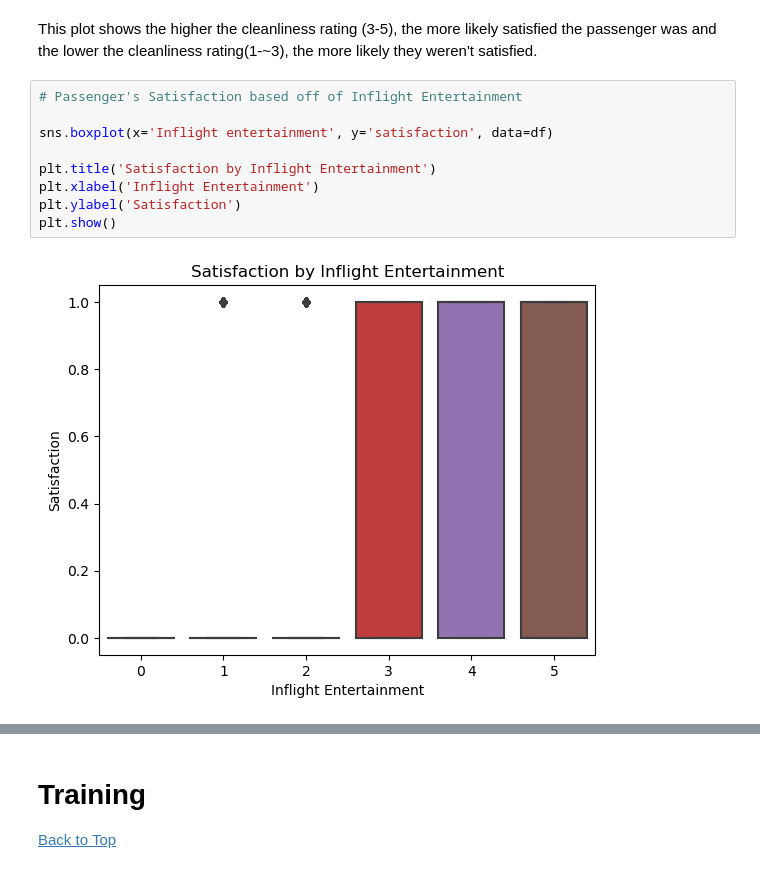
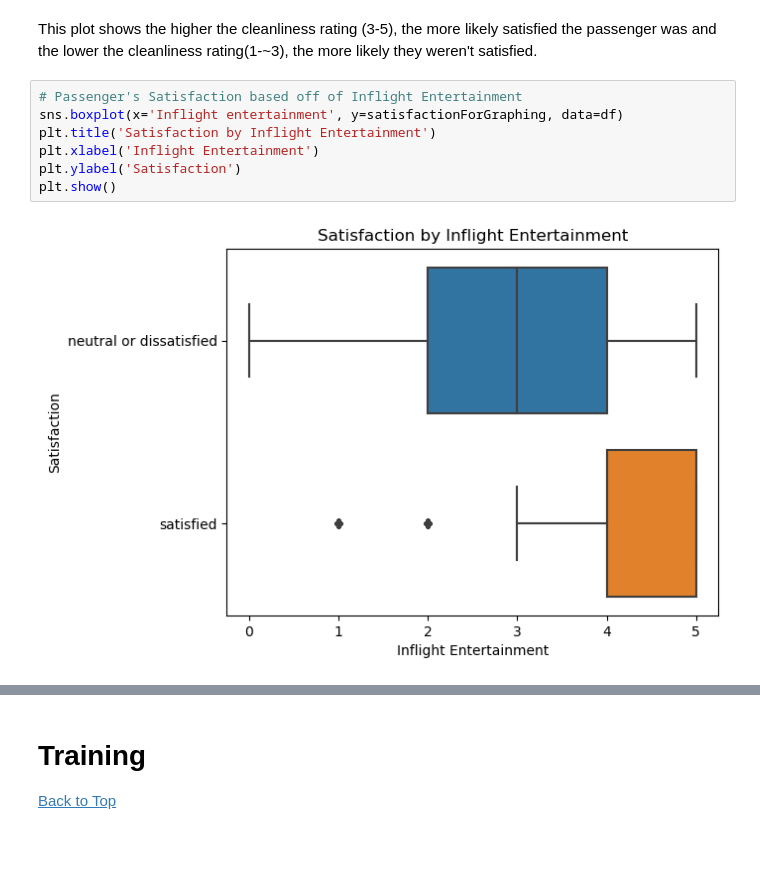
Before and after one commit to BayTech-CSUMB/CST383Final, a Jupyter notebook: finalProject.ipynb, the cells around one changed output, grey strips where cells are left out. Cells and saved outputs as stored; diff of their text form; blank space fills up the shorter version.

```diff
--- a/finalProject.ipynb
+++ b/finalProject.ipynb
@@ -389,14 +401,12 @@ Text(0.5, 1.0, 'Satisfaction based on Cleanliness')
 This plot shows the higher the cleanliness rating (3-5), the more likely satisfied the passenger was and the lower the cleanliness rating(1-~3), the more likely they weren't satisfied.
 # %%
 # Passenger's Satisfaction based off of Inflight Entertainment
-
-sns.boxplot(x='Inflight entertainment', y='satisfaction', data=df)
-
+sns.boxplot(x='Inflight entertainment', y=satisfactionForGraphing, data=df)
 plt.title('Satisfaction by Inflight Entertainment')
 plt.xlabel('Inflight Entertainment')
 plt.ylabel('Satisfaction')
 plt.show()
 # %% [output]
-[figure, old version]
+[figure, new version]
 # %%
 # Passenger's Satisfaction based off of Inflight Service
```
Also changed, not shown: parts of 31 cells of this notebook.
